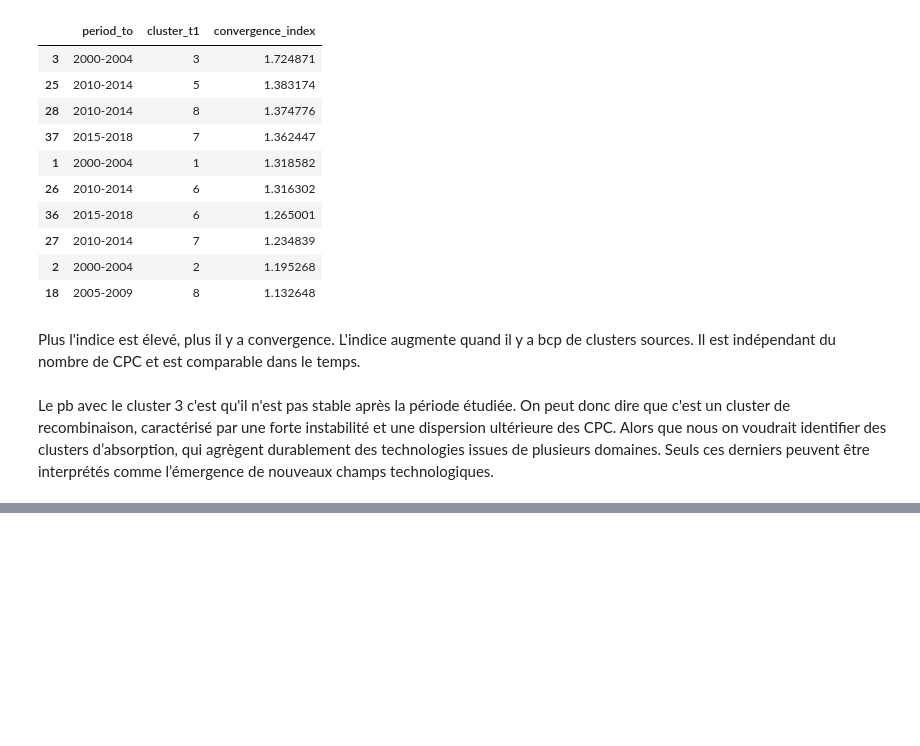
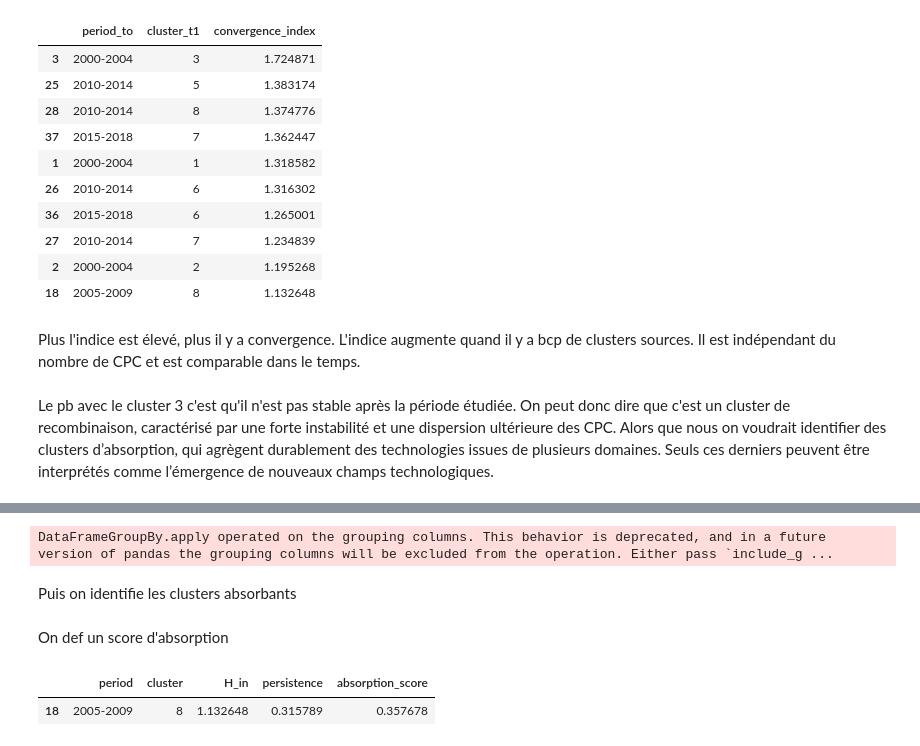
Before and after one commit to quentinbenchetrit/Stat-App, a Jupyter notebook: adaptation_article_acemoglu.ipynb, the cells around one changed output, grey strips where cells are left out. Cells and saved outputs as stored; diff of their text form; code cells hidden in the pictures; blank space fills up the shorter version.

Commit message:
clusters de recombinaison vs clusters d'absorption (= nouvelle discipline)

```diff
--- a/adaptation_article_acemoglu.ipynb
+++ b/adaptation_article_acemoglu.ipynb
@@ -1149,0 +1210,53 @@ Le pb avec le cluster 3 c'est qu'il n'est pas stable après la période étudié
+# %%
+# Persistance : P(c_t+2 = c | c_t+1 = c)
+persistence = (
+    transitions_df
+    .groupby(["period_t", "cluster_t"])
+    .apply(lambda x: np.mean(x["cluster_t1"] == x["cluster_t"]))
+    .reset_index(name="persistence")
+)
+# %% [output]
+DataFrameGroupBy.apply operated on the grouping columns. This behavior is deprecated, and in a future version of pandas the grouping columns will be excluded from the operation. Either pass `include_g ...
+# %%
+# puis on décale pour comparer
+persistence["period"] = persistence["period_t"]
+persistence = persistence[["period", "cluster_t", "persistence"]]
+persistence.columns = ["period", "cluster", "persistence"]
+# %% [markdown]
+Puis on identifie les clusters absorbants
+# %%
+absorption_df = (
+    inflow_entropy
+    .merge(
+        persistence,
+        left_on=["period_t1", "cluster_t1"],
+        right_on=["period", "cluster"],
+        how="left"
+    )
+    .drop(columns=["period", "cluster"])
+)
+
+absorption_df = absorption_df.rename(columns={
+    "period_t1": "period",
+    "cluster_t1": "cluster"
+})
+# %% [markdown]
+On def un score d'absorption
+# %%
+absorption_df["absorption_score"] = (
+    absorption_df["H_in"] * absorption_df["persistence"]
+)
+# %%
+# Seuils simples (à discuter ensuite)
+H_threshold = absorption_df["H_in"].quantile(0.75)
+P_threshold = absorption_df["persistence"].quantile(0.75)
+
+absorbing_clusters = absorption_df[
+    (absorption_df["H_in"] >= H_threshold) &
+    (absorption_df["persistence"] >= P_threshold)
+].sort_values("absorption_score", ascending=False)
+
+absorbing_clusters
+# %% [output]
+|  | period | cluster | H_in | persistence | absorption_score |
+| 18 | 2005-2009 | 8 | 1.132648 | 0.315789 | 0.357678 |
```
Also changed, not shown: parts of 9 cells of this notebook.
